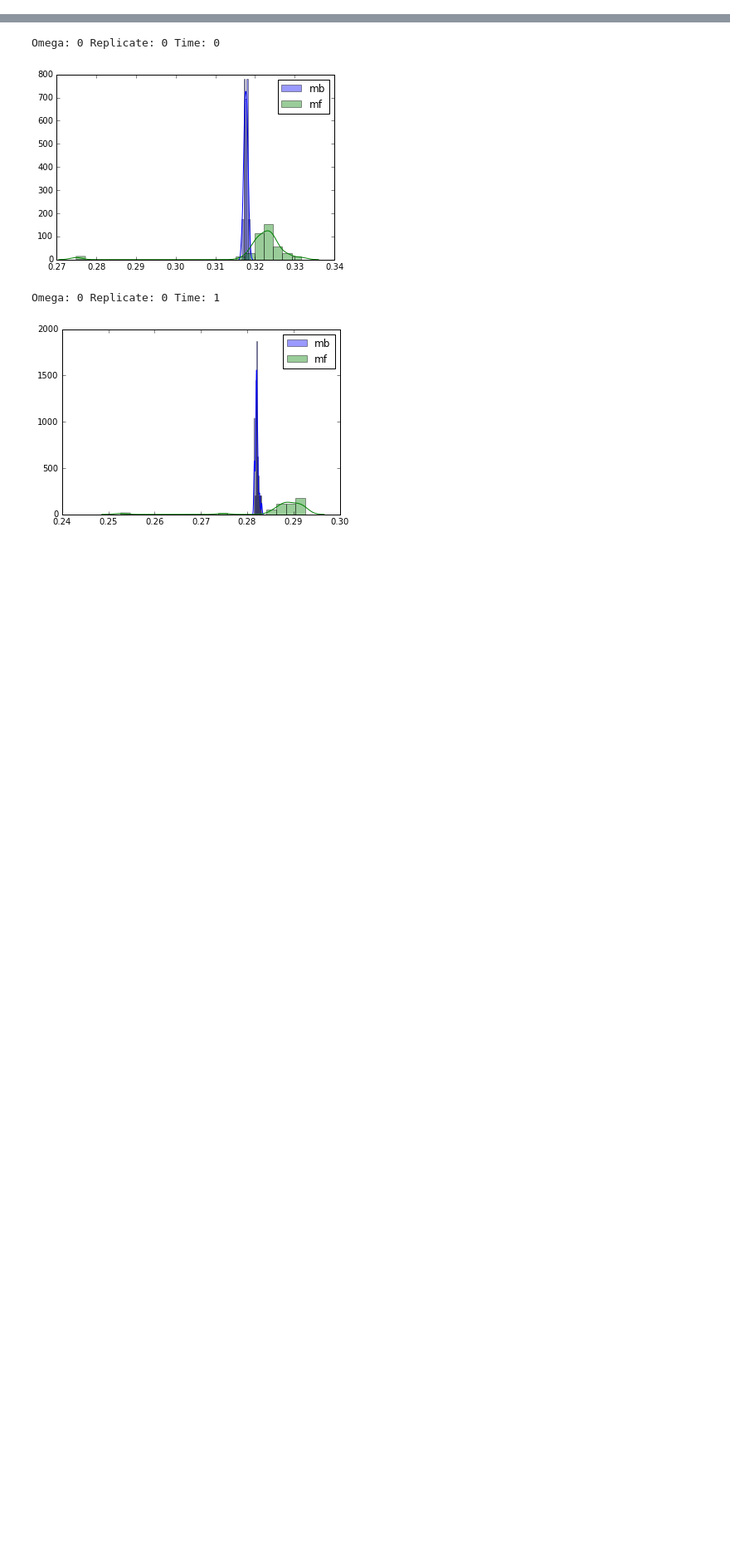
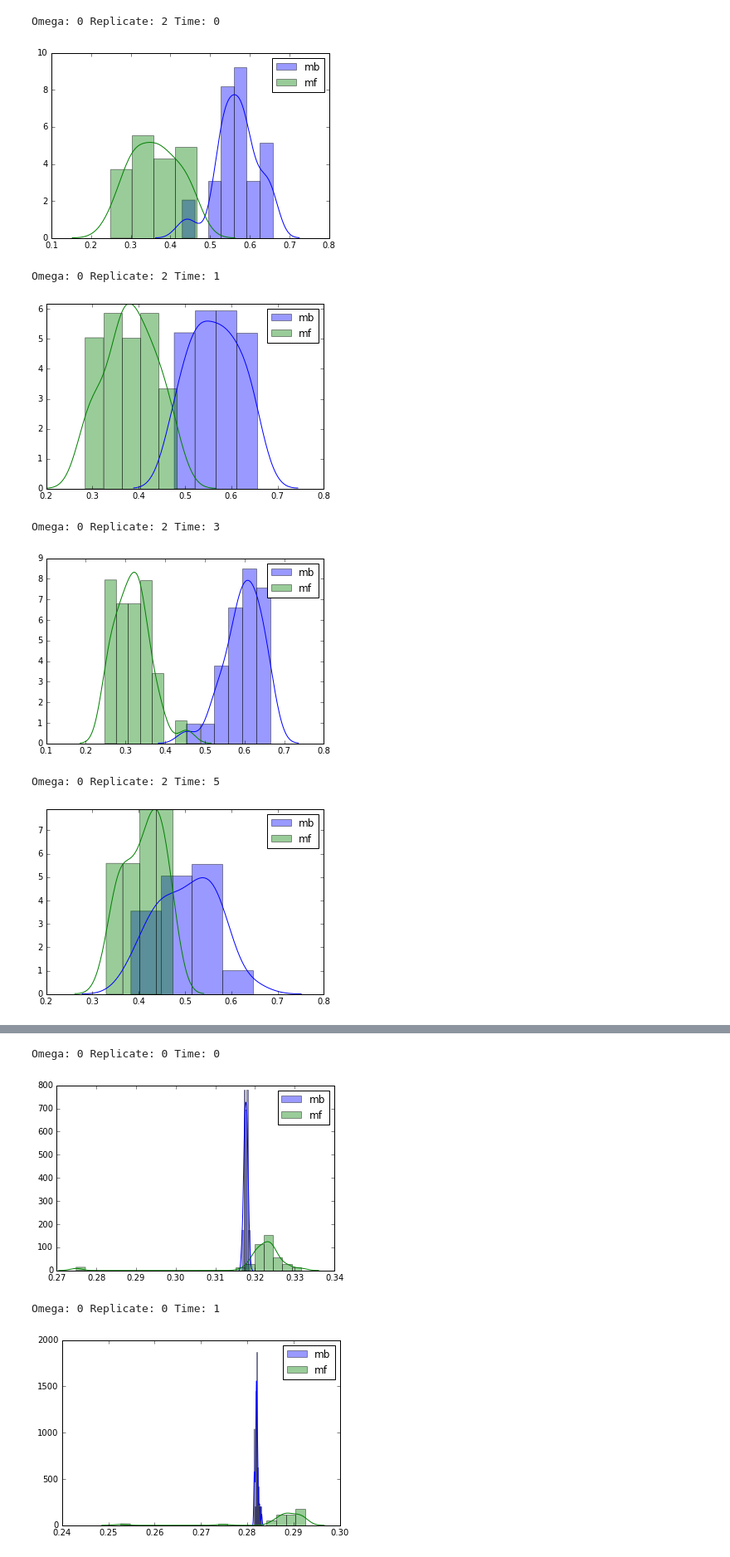
Before and after one commit to jclifton333/spatial-RL, a Jupyter notebook: analysis/results/analyze-bootstrap-dbns.ipynb, the cells around one changed output, grey strips where cells are left out. Shown at 83% size. Cells and saved outputs as stored; diff of their text form; code cells hidden in the pictures; blank space fills up the shorter version.

```diff
--- a/analysis/results/analyze-bootstrap-dbns.ipynb
+++ b/analysis/results/analyze-bootstrap-dbns.ipynb
@@ -13,3 +13,23 @@ import seaborn as sns
 # %%
 def dropna(arr):
     return np.array(arr)[~np.isnan(arr)]
+# %%
+omega=0
+replicate=2
+fname = 'bootstrap-dbns-omega-{}-L-9-horizon-25-{}.p'.format(omega, replicate)
+df = pkl.load(open(fname, 'rb'))
+for t in range(len(df['mb_be'])):
+    print('Omega: {} Replicate: {} Time: {}'.format(omega, replicate, df['time'][t]))
+    sns.distplot(dropna(df['mb_be'][t]), label='mb')
+    sns.distplot(dropna(df['mf_be'][t]), label='mf')
+    plt.legend()
+    plt.show()
+# %% [output]
+Omega: 0 Replicate: 2 Time: 0
+[figure, added]
+Omega: 0 Replicate: 2 Time: 1
+[figure, added]
+Omega: 0 Replicate: 2 Time: 3
+[figure, added]
+Omega: 0 Replicate: 2 Time: 5
+[figure, added]
```
Also changed, not shown: parts of 1 cell of this notebook, 4 other files.
